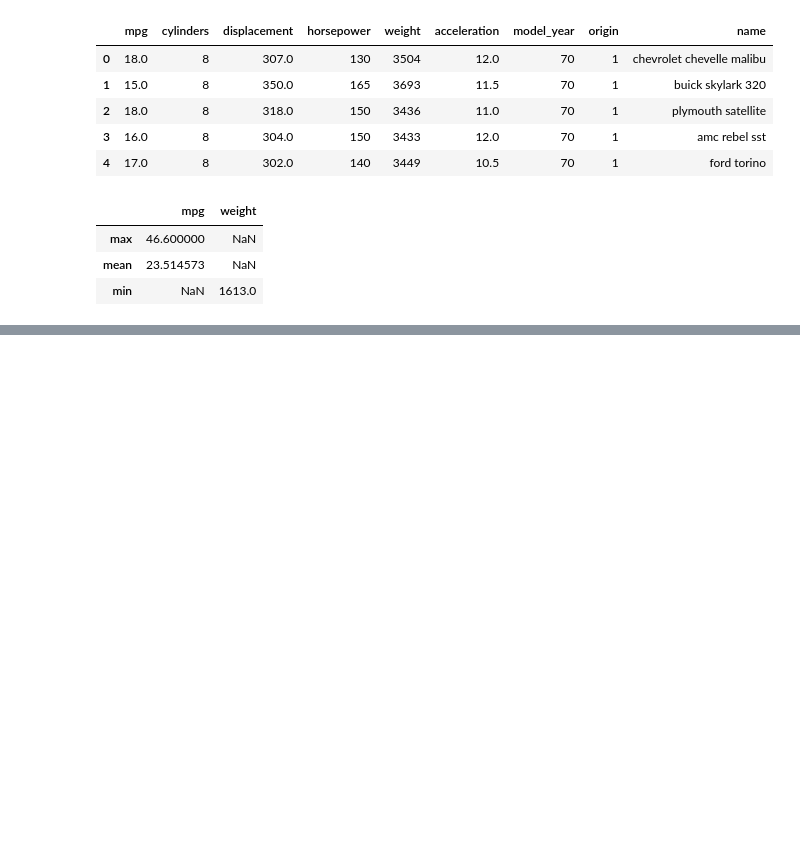
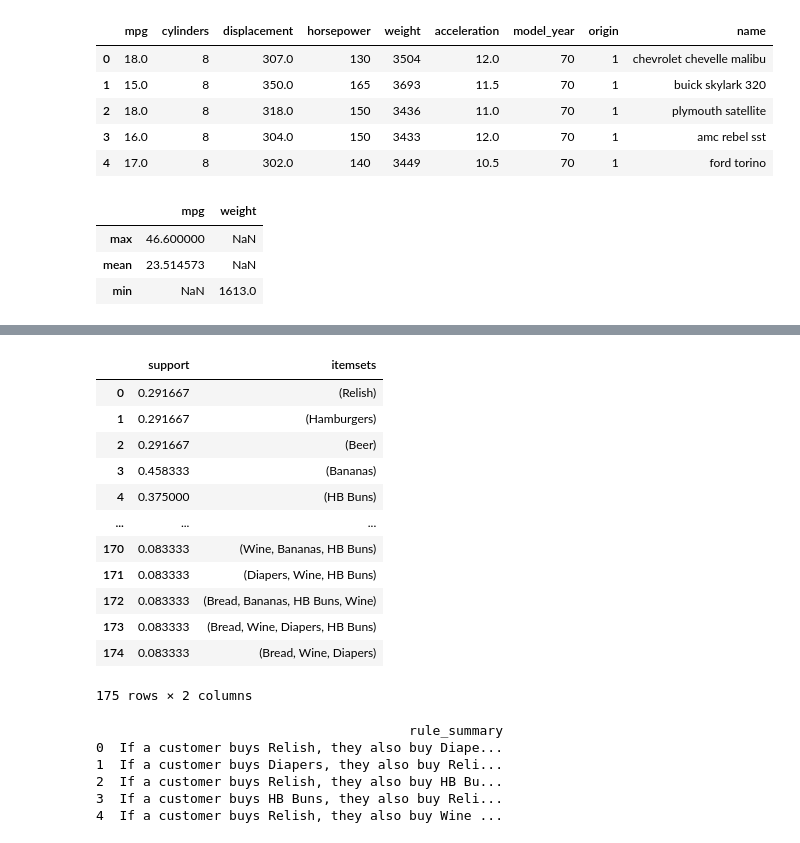
Before and after one commit to C5m7b4/maths, a Jupyter notebook: pandas/06-group_by.ipynb, the cells around one changed output, grey strips where cells are left out. Drawn from its saved outputs; the diff is of its cells as text; code cells hidden in the pictures; blank space fills up the shorter version.

```diff
--- a/pandas/06-group_by.ipynb
+++ b/pandas/06-group_by.ipynb
@@ -202,0 +444,18 @@ ds.agg({'mpg': ['max', 'mean'], 'weight': ['min']})
+# %%
+frequent_itemsets = fpgrowth(ds_encoded, min_support=0.05, use_colnames=True)
+# %%
+frequent_itemsets
+# %% [output]
+|  | support | itemsets |
+| 0 | 0.291667 | (Relish) |
+| 1 | 0.291667 | (Hamburgers) |
+| 2 | 0.291667 | (Beer) |
+| 3 | 0.458333 | (Bananas) |
+| 4 | 0.375000 | (HB Buns) |
+| ... | ... | ... |
+| 170 | 0.083333 | (Wine, Bananas, HB Buns) |
+| 171 | 0.083333 | (Diapers, Wine, HB Buns) |
+| 172 | 0.083333 | (Bread, Bananas, HB Buns, Wine) |
+| 173 | 0.083333 | (Bread, Wine, Diapers, HB Buns) |
+| 174 | 0.083333 | (Bread, Wine, Diapers) |
+175 rows × 2 columns
@@ -202,0 +467,10 @@ ds.agg({'mpg': ['max', 'mean'], 'weight': ['min']})
+# %%
+rules['rule_summary'] = rules.apply(format_rule, axis=1)
+print(rules[['rule_summary']].head())
+# %% [output]
+                                        rule_summary
+0  If a customer buys Relish, they also buy Diape...
+1  If a customer buys Diapers, they also buy Reli...
+2  If a customer buys Relish, they also buy HB Bu...
+3  If a customer buys HB Buns, they also buy Reli...
+4  If a customer buys Relish, they also buy Wine ...
```
Also changed, not shown: parts of 13 cells of this notebook.
